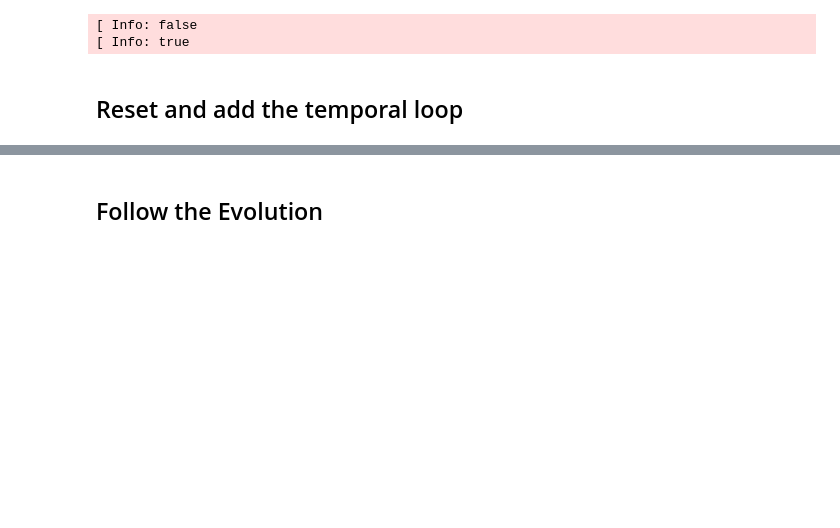
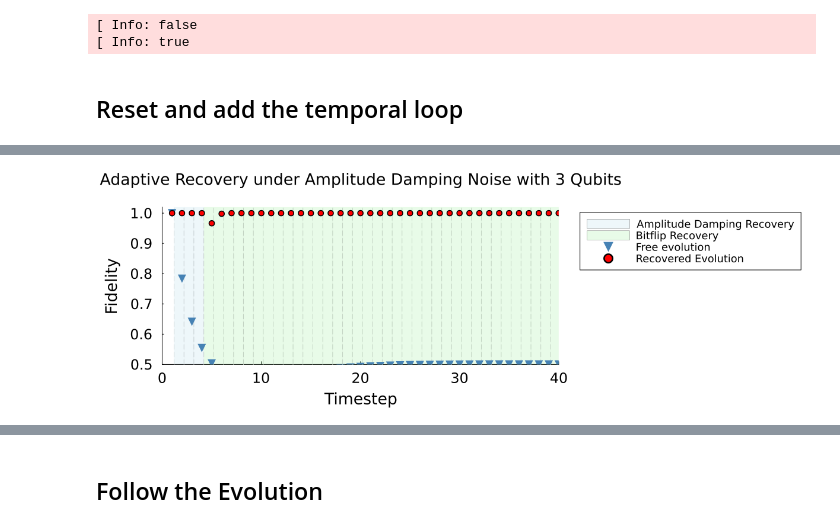
Before and after one commit to fedesss98/shooting-decoherences, a Jupyter notebook: notebooks/04-fede-try-module.ipynb, the cells around one changed output, grey strips where cells are left out. Drawn from its saved outputs; the diff is of its cells as text; code cells hidden in the pictures; blank space fills up the shorter version.

```diff
--- a/notebooks/04-fede-try-module.ipynb
+++ b/notebooks/04-fede-try-module.ipynb
@@ -311 +324,5 @@ end
+# %%
+plot_autorecovery(state, cfg, logs; ylims=[0.5, 1.02])
+# %% [output]
+[figure, added]
 # %%
```
Also changed, not shown: parts of 21 cells of this notebook, 1 other file.
